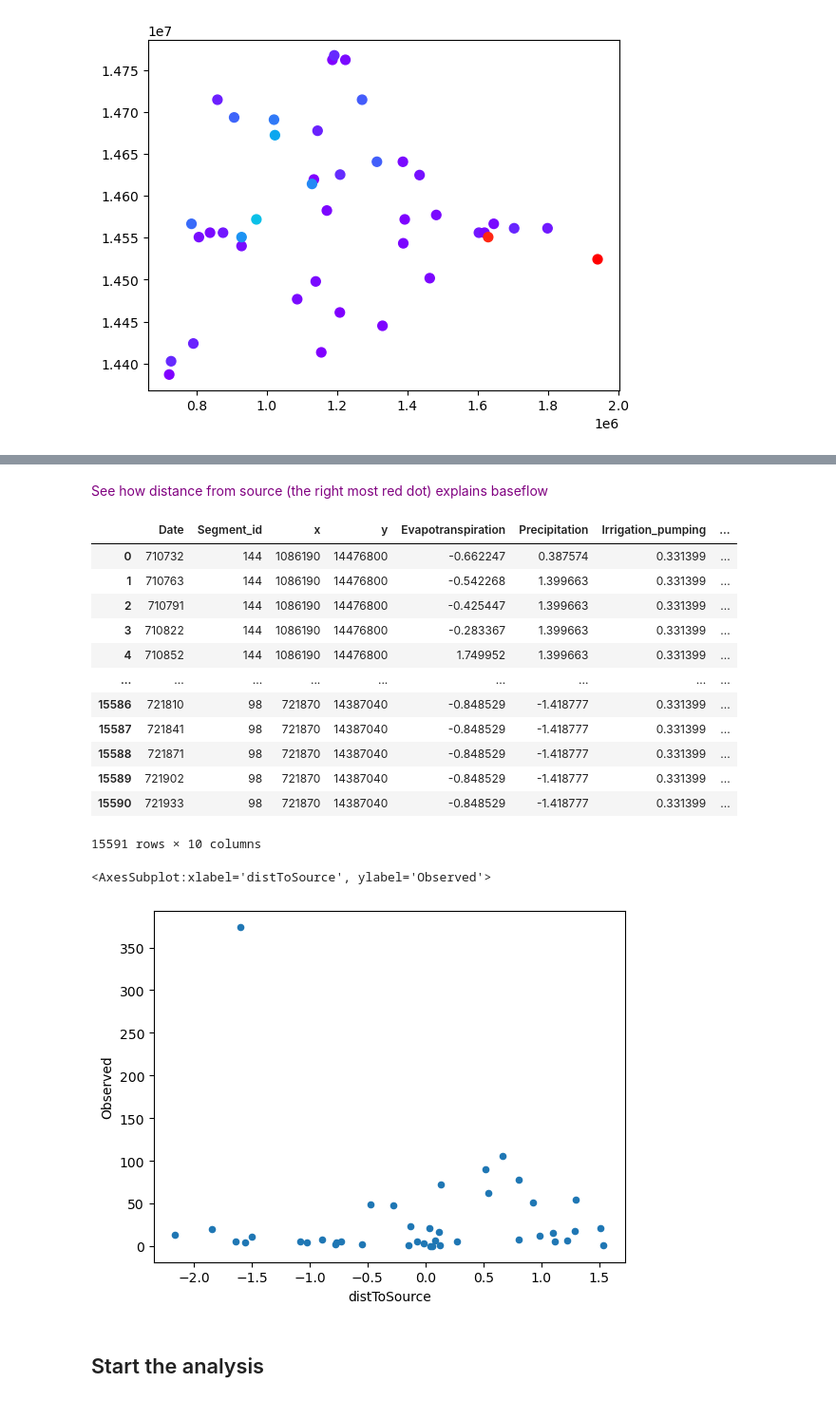
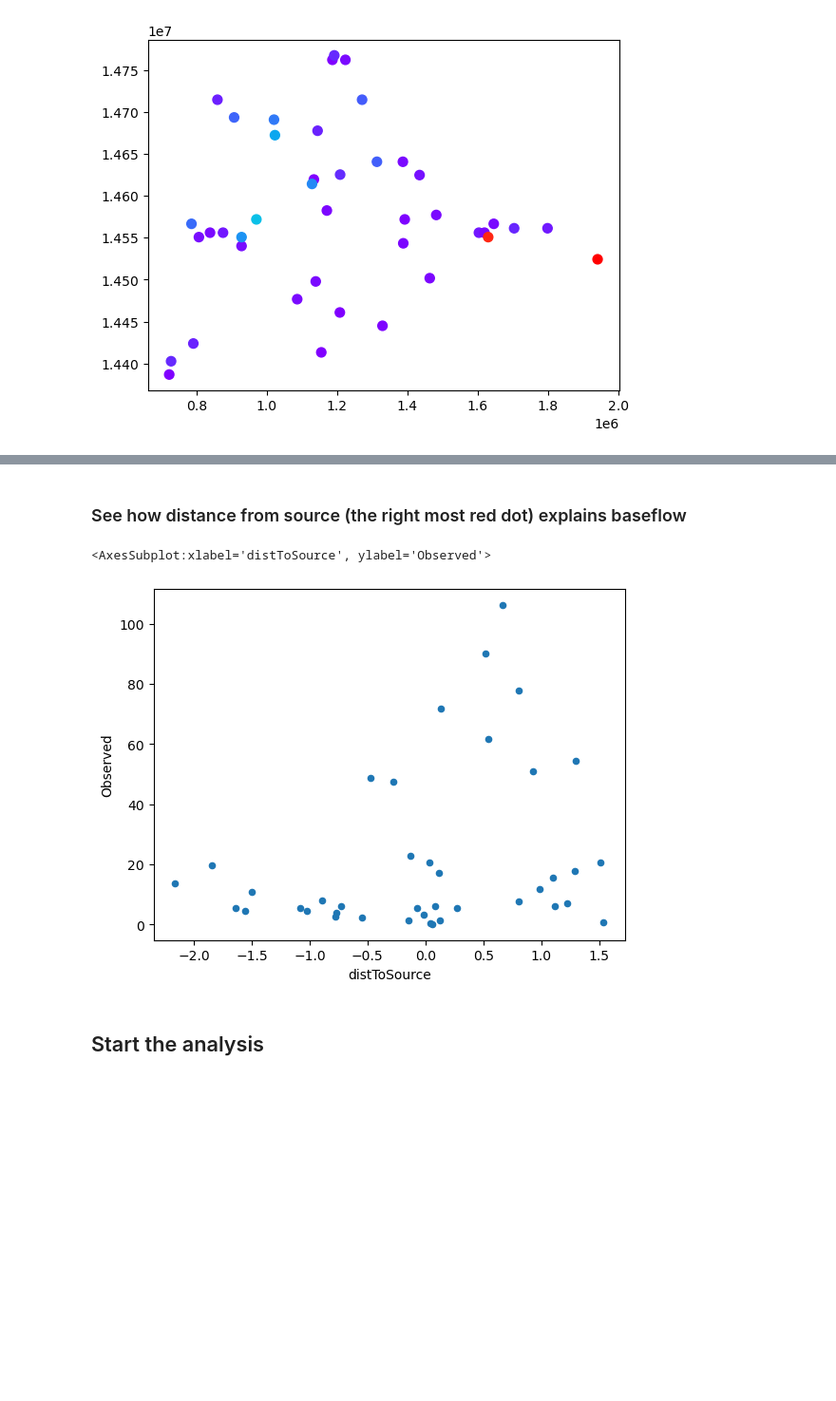
Before and after one commit to levinielson/CS6830Project6, a Jupyter notebook: Project6.ipynb, the cells around one changed output, grey strips where cells are left out. Shown at 95% size. Drawn from its saved outputs; the diff is of its cells as text; code cells hidden in the pictures; blank space fills up the shorter version.

```diff
--- a/Project6.ipynb
+++ b/Project6.ipynb
@@ -95,44 +96,27 @@ plt.scatter( x= temp.x, y = temp.y, s=50, c=temp.Observed, cmap='rainbow')
 # %% [markdown]
 ![image.png](attachment:301d6f1f-1ed5-465b-870e-9a6d77671a48.png)
 # %% [markdown]
-<span style="color:purple">
-    <font size="+2">
-        See how distance from source (the right most red dot) explains baseflow
-    </font>
-</style>
+### See how distance from source (the right most red dot) explains baseflow
 # %%
 temp = waterData.groupby('Segment_id').agg('mean')
 # Segment 256 has the highest average baseflow
 topSeg = temp.nlargest(1,'Observed')
 sourceX = topSeg.x.values
 sourceY = topSeg.y.values
 # print(sourceX.values)
 waterData = waterData.assign(distToSource = lambda waterData: np.sqrt((sourceX-waterData.x)**2 + (sourceY-waterData.y)**2))
 
 # And standardize it
 waterData['distToSource'] = (waterData['distToSource'] - waterData['distToSource'].mean()) / waterData['distToSource'].std()
-display(waterData)
 
 #Ignore the source itself
 temp = waterData.groupby('Segment_id').agg('mean')
-temp = temp.drop(index = topSeg.index)
+temp = temp.drop(index =topSeg.index)
+temp = temp.drop(index = 239)
 temp.plot(kind = 'scatter',x='distToSource',y='Observed')
 # %% [output]
-|  | Date | Segment_id | x | y | Evapotranspiration | Precipitation | Irrigation_pumping | ... |
-| 0 | 710732 | 144 | 1086190 | 14476800 | -0.662247 | 0.387574 | 0.331399 | ... |
-| 1 | 710763 | 144 | 1086190 | 14476800 | -0.542268 | 1.399663 | 0.331399 | ... |
-| 2 | 710791 | 144 | 1086190 | 14476800 | -0.425447 | 1.399663 | 0.331399 | ... |
-| 3 | 710822 | 144 | 1086190 | 14476800 | -0.283367 | 1.399663 | 0.331399 | ... |
-| 4 | 710852 | 144 | 1086190 | 14476800 | 1.749952 | 1.399663 | 0.331399 | ... |
-| ... | ... | ... | ... | ... | ... | ... | ... | ... |
-| 15586 | 721810 | 98 | 721870 | 14387040 | -0.848529 | -1.418777 | 0.331399 | ... |
-| 15587 | 721841 | 98 | 721870 | 14387040 | -0.848529 | -1.418777 | 0.331399 | ... |
-| 15588 | 721871 | 98 | 721870 | 14387040 | -0.848529 | -1.418777 | 0.331399 | ... |
-| 15589 | 721902 | 98 | 721870 | 14387040 | -0.848529 | -1.418777 | 0.331399 | ... |
-| 15590 | 721933 | 98 | 721870 | 14387040 | -0.848529 | -1.418777 | 0.331399 | ... |
-15591 rows × 10 columns
+<AxesSubplot:xlabel='distToSource', ylabel='Observed'>
-<AxesSubplot:xlabel='distToSource', ylabel='Observed'>
-[figure, old version]
+[figure, new version]
 # %% [markdown]
 ## Start the analysis
 # %%
```
Also changed, not shown: parts of 22 cells of this notebook.
